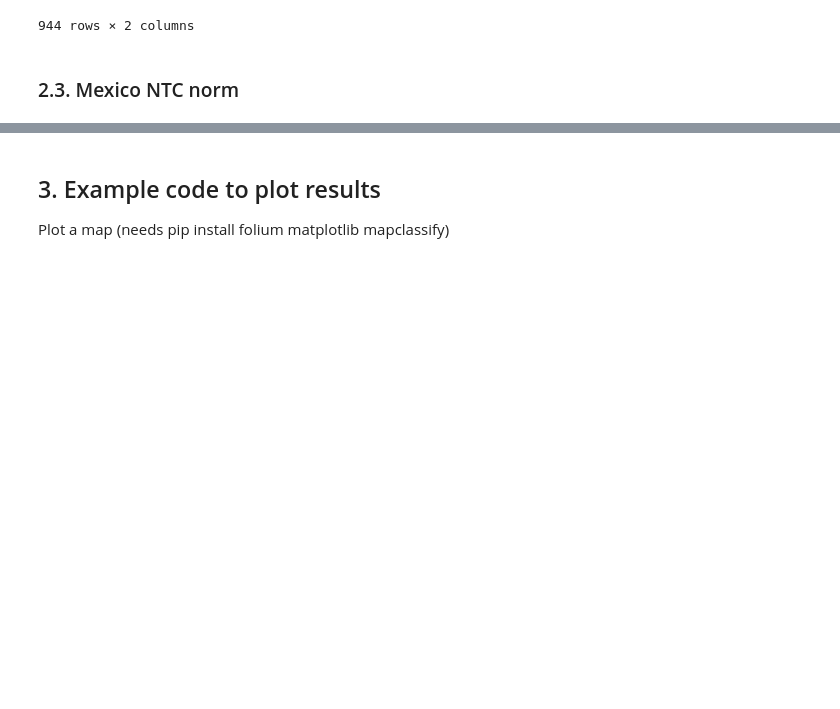
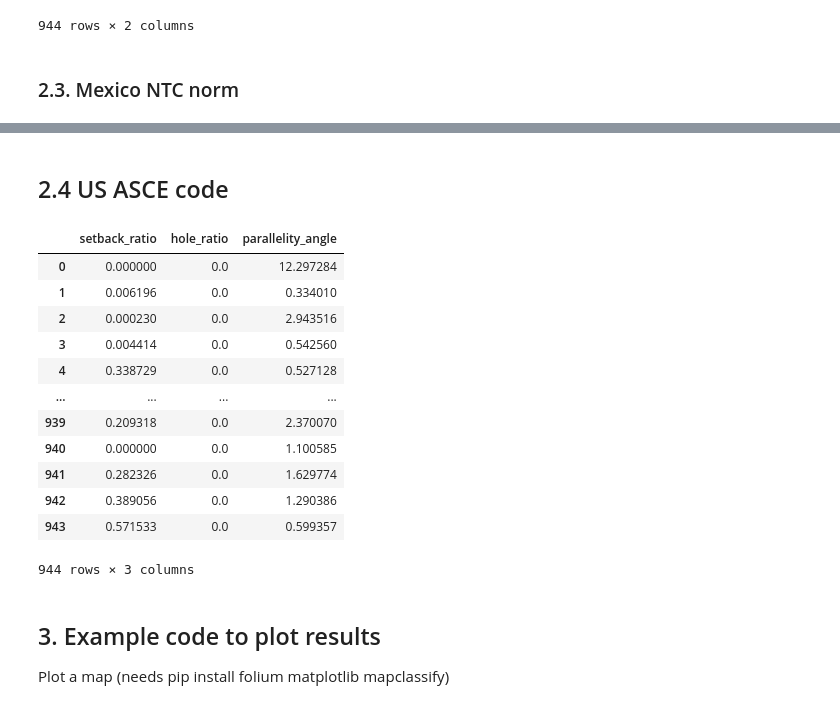
Before and after one commit to GeomaticsCaminosUPM/SeismicBuildingExposure, a Jupyter notebook: SeismicBuildingExposure/footprint/examples/example_irregularity_norms.ipynb, the cells around one changed output, grey strips where cells are left out. Drawn from its saved outputs; the diff is of its cells as text; code cells hidden in the pictures; blank space fills up the shorter version.

```diff
--- a/SeismicBuildingExposure/footprint/examples/example_irregularity_norms.ipynb
+++ b/SeismicBuildingExposure/footprint/examples/example_irregularity_norms.ipynb
@@ -138,6 +138,6 @@ costa_rica
 944 rows × 2 columns
 # %%
-footprints_gdf['excentricity_ratio_CR'] = costa_rica['excentricity_ratio'] # Save desired columns in footprints_gdf
+footprints_gdf['eccentricity_ratio_CR'] = costa_rica['eccentricity_ratio'] # Save desired columns in footprints_gdf
 # %% [markdown]
 ### 2.3. Mexico NTC norm
 # %%
@@ -159,3 +159,23 @@ mexico
 944 rows × 2 columns
 # %%
 footprints_gdf['setback_ratio_NTC'] = mexico['setback_ratio'] # Save desired columns in footprints_gdf
+footprints_gdf['hole_ratio_NTC'] = mexico['hole_ratio'] # Save desired columns in footprints_gdf
+# %% [markdown]
+## 2.4 US ASCE code
+# %%
+asce = SeismicBuildingExposure.footprint.shape.asce_7_df(footprints_gdf)
+asce
+# %% [output]
+|  | setback_ratio | hole_ratio | parallelity_angle |
+| 0 | 0.000000 | 0.0 | 12.297284 |
+| 1 | 0.006196 | 0.0 | 0.334010 |
+| 2 | 0.000230 | 0.0 | 2.943516 |
+| 3 | 0.004414 | 0.0 | 0.542560 |
+| 4 | 0.338729 | 0.0 | 0.527128 |
+| ... | ... | ... | ... |
+| 939 | 0.209318 | 0.0 | 2.370070 |
+| 940 | 0.000000 | 0.0 | 1.100585 |
+| 941 | 0.282326 | 0.0 | 1.629774 |
+| 942 | 0.389056 | 0.0 | 1.290386 |
+| 943 | 0.571533 | 0.0 | 0.599357 |
+944 rows × 3 columns
```
Also changed, not shown: parts of 12 cells of this notebook.
